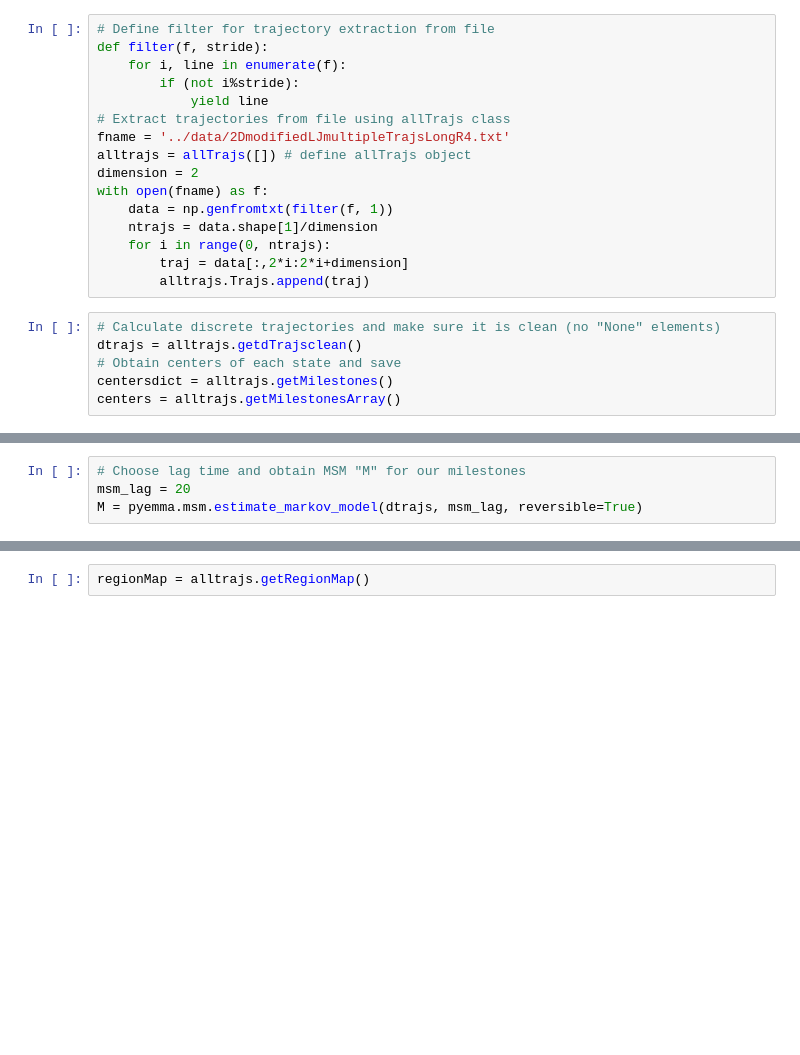
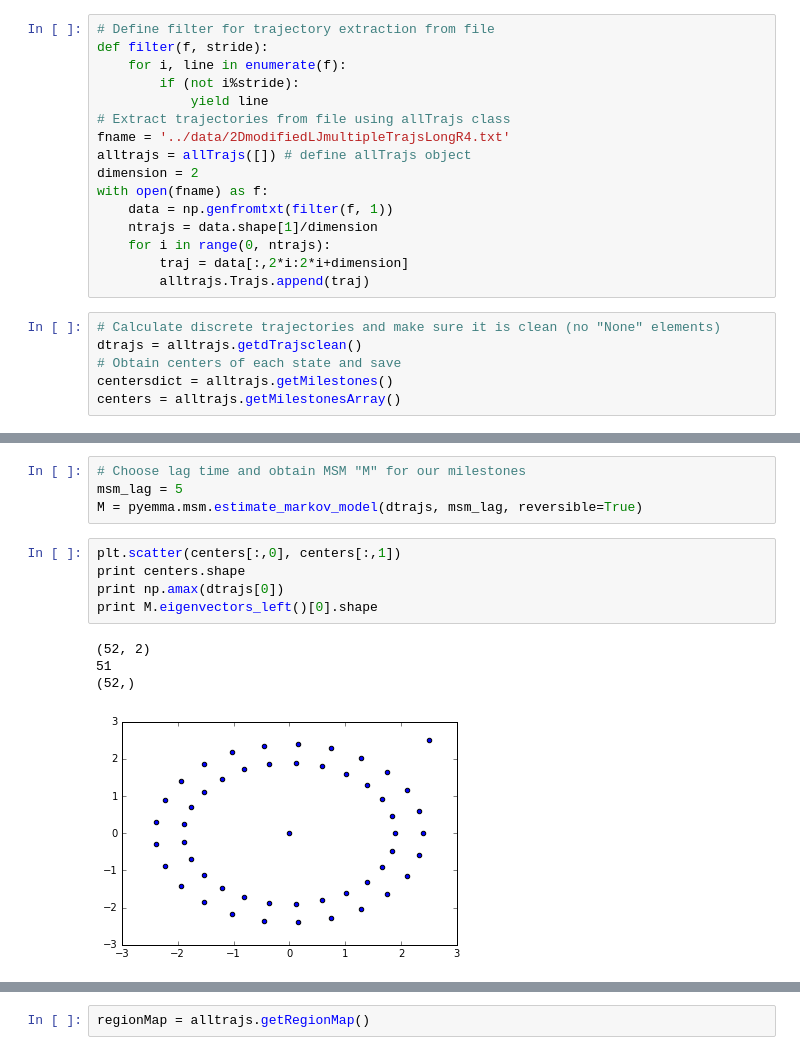
Before and after one commit to markovmodel/msmrd, a Jupyter notebook: scripts/createMSM_eps2_reflective_milestoning.ipynb, the cells around one changed output, grey strips where cells are left out. Cells and saved outputs as stored; diff of their text form; blank space fills up the shorter version.

```diff
--- a/scripts/createMSM_eps2_reflective_milestoning.ipynb
+++ b/scripts/createMSM_eps2_reflective_milestoning.ipynb
@@ -200,4 +214,14 @@ plt.yticks(fontsize=20)
 # %%
 # Choose lag time and obtain MSM "M" for our milestones
-msm_lag = 20
+msm_lag = 5
 M = pyemma.msm.estimate_markov_model(dtrajs, msm_lag, reversible=True)
+# %%
+plt.scatter(centers[:,0], centers[:,1])
+print centers.shape
+print np.amax(dtrajs[0])
+print M.eigenvectors_left()[0].shape
+# %% [output]
+(52, 2)
+51
+(52,)
+[figure, added]
```
Also changed, not shown: parts of 9 cells of this notebook.
